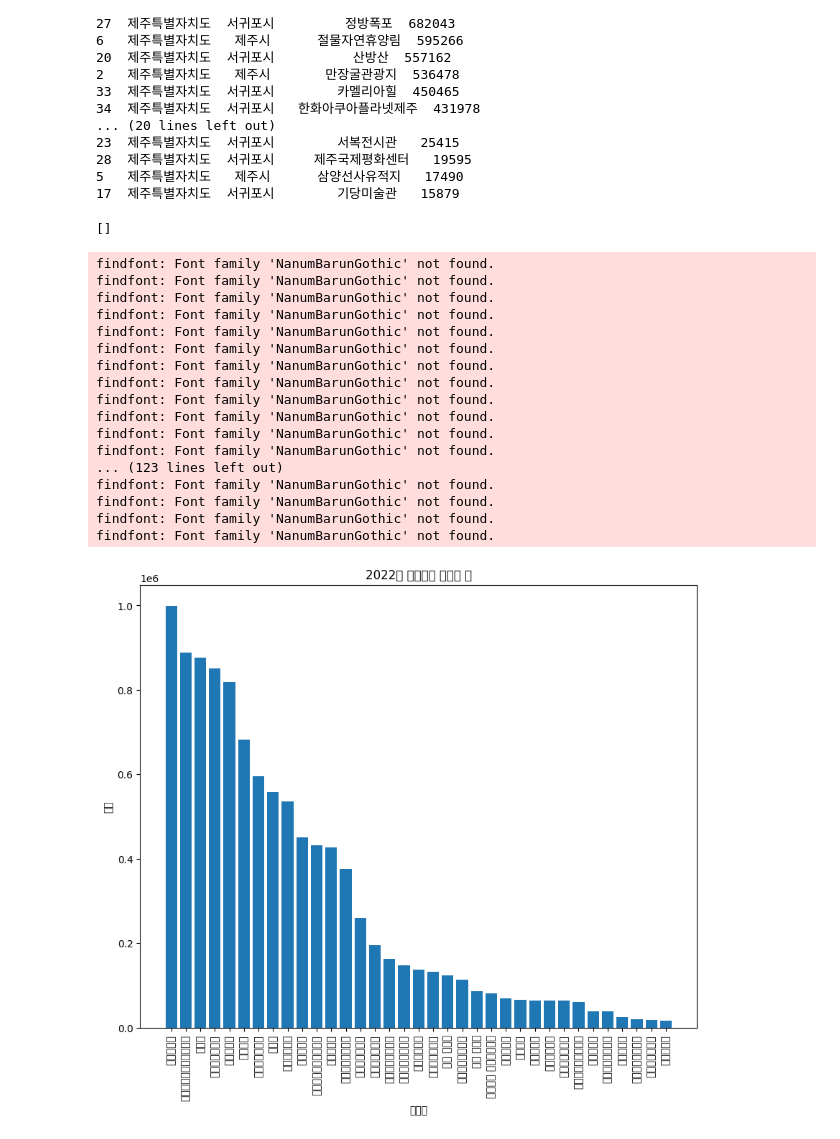
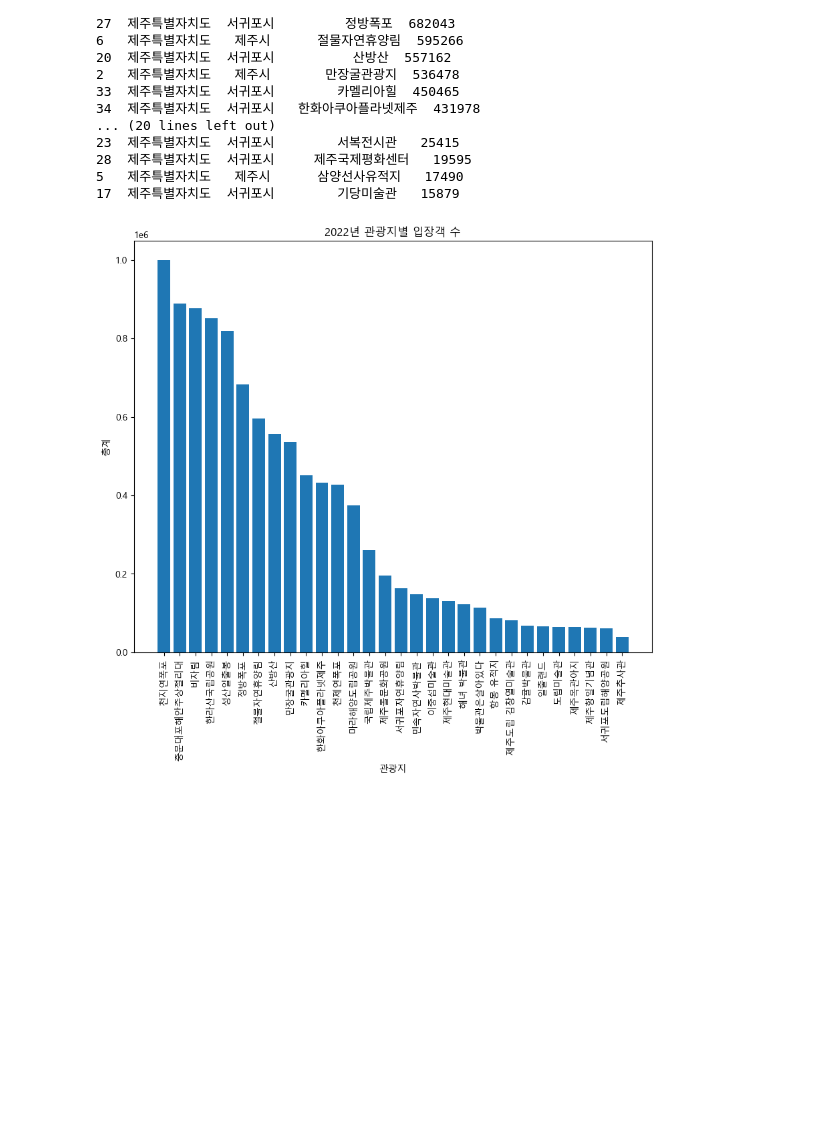
Before and after one commit to gustjr5059/Visit_Jeju_BigData_Project, a Jupyter notebook: test.ipynb, the cells around one changed output. Saved outputs shown, nothing was run; the diff lists cells and outputs as text; code cells hidden in the pictures; blank space fills up the shorter version.

```diff
--- a/test.ipynb
+++ b/test.ipynb
@@ -27,61 +31,32 @@ print(sorted_data)
 28  제주특별자치도  서귀포시     제주국제평화센터   19595
 5   제주특별자치도   제주시      삼양선사유적지   17490
 17  제주특별자치도  서귀포시        기당미술관   15879
-# %%
-import matplotlib.pyplot as plt
-import matplotlib.font_manager as fm
-
-# 사용 가능한 폰트 리스트 출력
-font_list = fm.findSystemFonts(fontpaths=None, fontext='ttf')
-
-# 사용할 한글 폰트 경로 찾기 (예: 'NanumBarunGothic')
-# 이 부분은 사용자의 시스템에 따라 달라질 수 있습니다.
-# 아래 코드는 'Nanum'이라는 단어가 들어간 폰트를 찾습니다. 다른 폰트를 사용하려면 이름을 변경하세요.
-korean_font = [f for f in font_list if 'Nanum' in f]
-print(korean_font)  # 사용 가능한 한글 폰트 출력
-
-# Matplotlib의 기본 폰트를 한글 폰트로 설정
-plt.rcParams['font.family'] = 'NanumBarunGothic'
-# %% [output]
-[]
 # %%
 import pandas as pd
+import matplotlib
 import matplotlib.pyplot as plt
 import matplotlib.font_manager as fm
 
-# 한글 폰트 설정
-plt.rcParams['font.family'] = 'NanumBarunGothic'
+# '맑은 고딕' 폰트 설정
+fm._get_fontconfig_fonts()
+font_location = 'C:/Windows/Fonts/malgun.ttf'  # 폰트 파일 위치
+font_name = fm.FontProperties(fname=font_location).get_name()
+matplotlib.rc('font', family=font_name)
 
 # 데이터 불러오기
 data = pd.read_csv('주요관광지점 입장객 2022년.csv')
 
 # '총계' 열을 기준으로 내림차순 정렬
 sorted_data = data.sort_values(by='총계', ascending=False)
 
 # 막대 그래프 그리기
+max_bars = 30  # 바 차트에 나타낼 최대 막대의 수
 plt.figure(figsize=(10, 8))  # 그래프 크기 설정
-plt.bar(sorted_data['관광지'], sorted_data['총계'])  # 막대 그래프 생성
+plt.bar(sorted_data['관광지'][:max_bars], sorted_data['총계'][:max_bars])  # 막대 그래프 생성
 plt.xlabel('관광지')  # x축 라벨
 plt.ylabel('총계')  # y축 라벨
 plt.title('2022년 관광지별 입장객 수')  # 그래프 제목
 plt.xticks(rotation=90)  # x축 라벨 회전
 plt.show()  # 그래프 출력
 # %% [output]
-findfont: Font family 'NanumBarunGothic' not found.
-findfont: Font family 'NanumBarunGothic' not found.
-findfont: Font family 'NanumBarunGothic' not found.
-findfont: Font family 'NanumBarunGothic' not found.
-findfont: Font family 'NanumBarunGothic' not found.
-findfont: Font family 'NanumBarunGothic' not found.
-findfont: Font family 'NanumBarunGothic' not found.
-findfont: Font family 'NanumBarunGothic' not found.
-findfont: Font family 'NanumBarunGothic' not found.
-findfont: Font family 'NanumBarunGothic' not found.
-findfont: Font family 'NanumBarunGothic' not found.
-findfont: Font family 'NanumBarunGothic' not found.
-... (123 lines left out)
-findfont: Font family 'NanumBarunGothic' not found.
-findfont: Font family 'NanumBarunGothic' not found.
-findfont: Font family 'NanumBarunGothic' not found.
-findfont: Font family 'NanumBarunGothic' not found.
-[figure, old version]
+[figure, new version]
```
Also changed, not shown: parts of 1 cell of this notebook, 3 other files.
